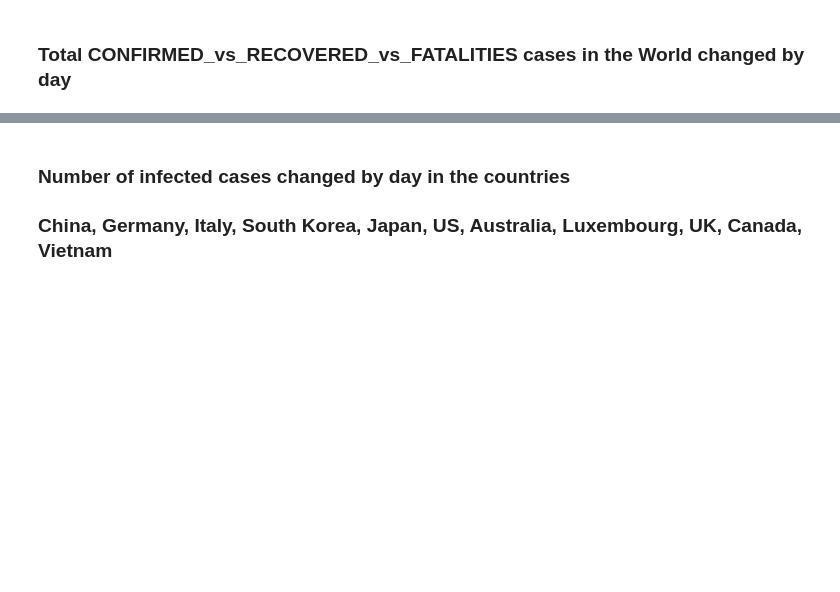
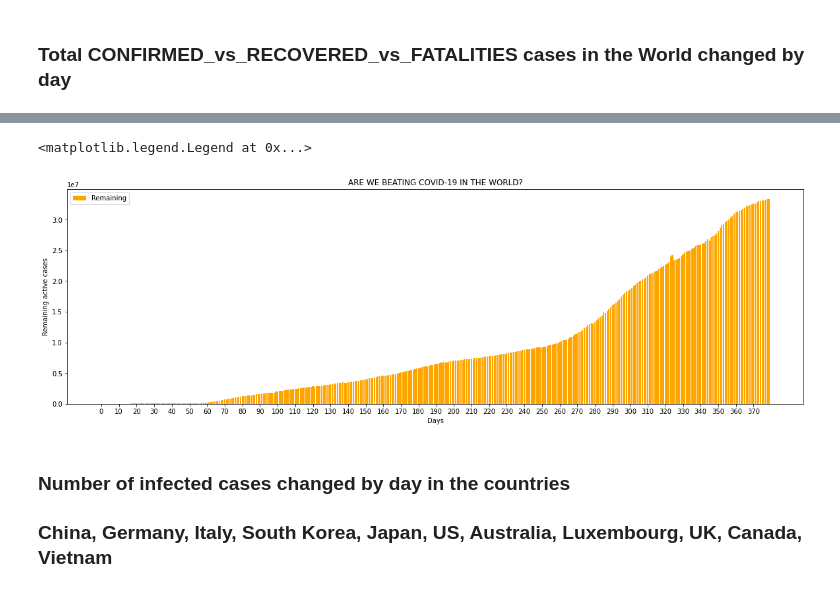
Before and after one commit to lphan/ML-Practices, a Jupyter notebook: 18_Covid-19/18_Covid-19.ipynb, the cells around one changed output, grey strips where cells are left out. Saved outputs shown, nothing was run; the diff lists cells and outputs as text; code cells hidden in the pictures; blank space fills up the shorter version.

```diff
--- a/18_Covid-19/18_Covid-19.ipynb
+++ b/18_Covid-19/18_Covid-19.ipynb
@@ -126,5 +126,19 @@ plt.legend()
 [figure]
 [figure]
+# %%
+# ARE WE BEATING COVID-19?
+# len(totalconfirmed_by_day), len(totalrecovered_by_day), len(totalfatalities_by_day)
+remaining_by_day = np.array(totalconfirmed_by_day) - np.array(totalrecovered_by_day) - np.array(totalfatalities_by_day)
+
+plt.xticks(np.arange(0, max(x_dat)+1, 10))
+plt.bar(x_dat, remaining_by_day, color='orange', label='Remaining')
+plt.xlabel('Days')
+plt.ylabel('Remaining active cases')
+plt.title("ARE WE BEATING COVID-19 IN THE WORLD?")
+plt.legend()
+# %% [output]
+<matplotlib.legend.Legend at 0x...>
+[figure, added]
 # %% [markdown]
 ### Number of infected cases changed by day in the countries
 ### China, Germany, Italy, South Korea, Japan, US, Australia, Luxembourg, UK, Canada, Vietnam
```
Also changed, not shown: parts of 7 cells of this notebook, 15 other files.
